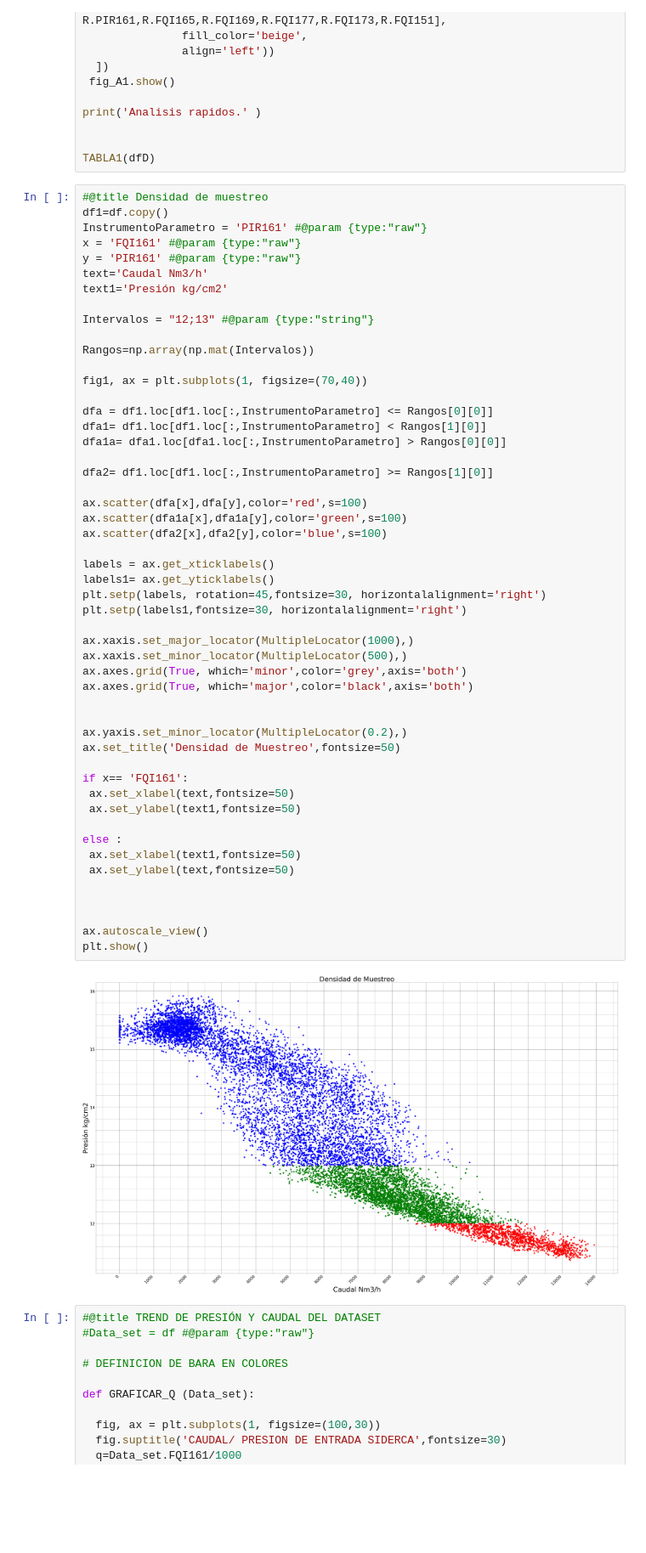
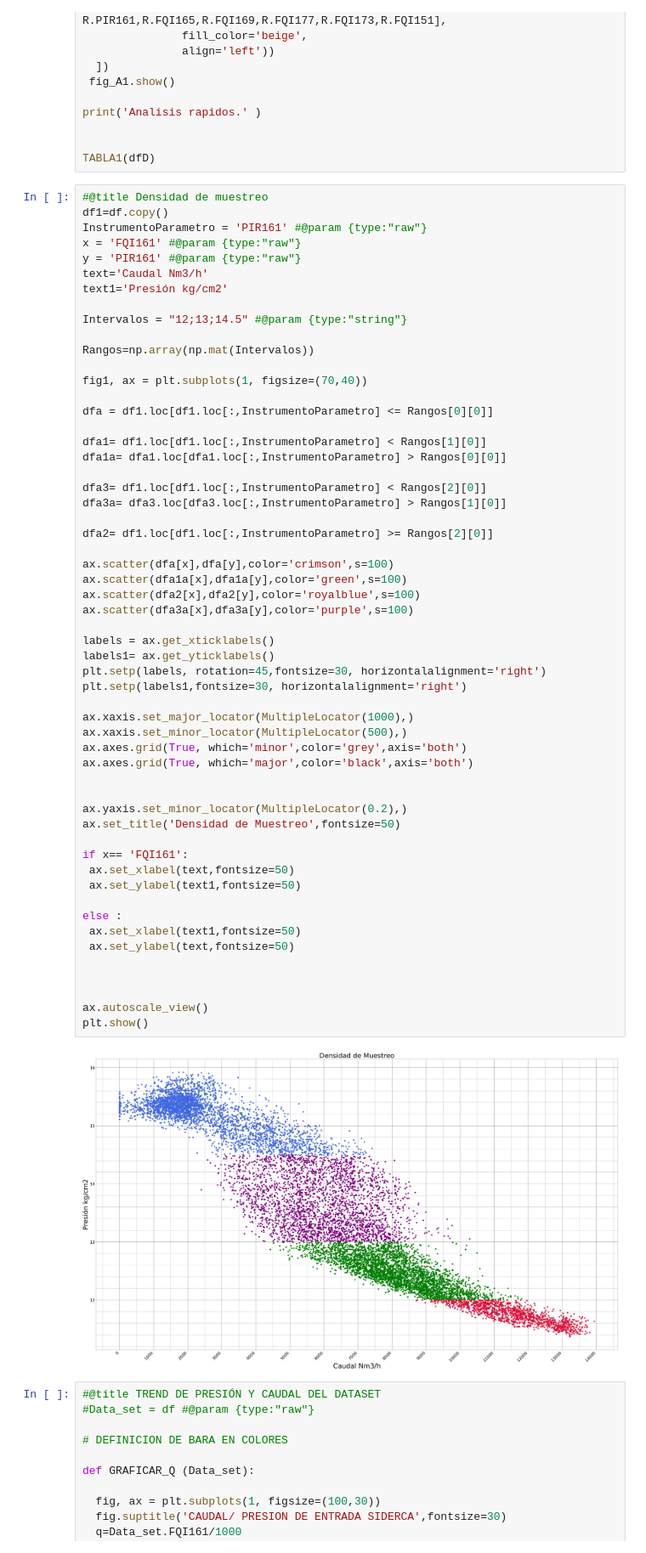
Before and after one commit to JuanCappelletti/Consteel_H06, a Jupyter notebook: ensayo.ipynb, the cells around one changed output. Shown at 85% size. Drawn from its saved outputs; the diff is of its cells as text; blank space fills up the shorter version.

```diff
--- a/ensayo.ipynb
+++ b/ensayo.ipynb
@@ -53,50 +53,55 @@ y = 'PIR161' #@param {type:"raw"}
 text='Caudal Nm3/h'
 text1='Presión kg/cm2'
 
-Intervalos = "12;13" #@param {type:"string"}
+Intervalos = "12;13;14.5" #@param {type:"string"}
 
 Rangos=np.array(np.mat(Intervalos))
 
 fig1, ax = plt.subplots(1, figsize=(70,40))
 
 dfa = df1.loc[df1.loc[:,InstrumentoParametro] <= Rangos[0][0]]
+
 dfa1= df1.loc[df1.loc[:,InstrumentoParametro] < Rangos[1][0]]
 dfa1a= dfa1.loc[dfa1.loc[:,InstrumentoParametro] > Rangos[0][0]]
 
-dfa2= df1.loc[df1.loc[:,InstrumentoParametro] >= Rangos[1][0]]
+dfa3= df1.loc[df1.loc[:,InstrumentoParametro] < Rangos[2][0]]
+dfa3a= dfa3.loc[dfa3.loc[:,InstrumentoParametro] > Rangos[1][0]]
 
-ax.scatter(dfa[x],dfa[y],color='red',s=100)
+dfa2= df1.loc[df1.loc[:,InstrumentoParametro] >= Rangos[2][0]]
+
+ax.scatter(dfa[x],dfa[y],color='crimson',s=100)
 ax.scatter(dfa1a[x],dfa1a[y],color='green',s=100)
-ax.scatter(dfa2[x],dfa2[y],color='blue',s=100)
+ax.scatter(dfa2[x],dfa2[y],color='royalblue',s=100)
+ax.scatter(dfa3a[x],dfa3a[y],color='purple',s=100)
 
 labels = ax.get_xticklabels()
 labels1= ax.get_yticklabels()
 plt.setp(labels, rotation=45,fontsize=30, horizontalalignment='right')
 plt.setp(labels1,fontsize=30, horizontalalignment='right')
 
 ax.xaxis.set_major_locator(MultipleLocator(1000),)
 ax.xaxis.set_minor_locator(MultipleLocator(500),)
 ax.axes.grid(True, which='minor',color='grey',axis='both')
 ax.axes.grid(True, which='major',color='black',axis='both')
 
 
 ax.yaxis.set_minor_locator(MultipleLocator(0.2),)
 ax.set_title('Densidad de Muestreo',fontsize=50)
 
 if x== 'FQI161':
  ax.set_xlabel(text,fontsize=50)
  ax.set_ylabel(text1,fontsize=50)
 
 else :
  ax.set_xlabel(text1,fontsize=50)
  ax.set_ylabel(text,fontsize=50)
 
 
 
 ax.autoscale_view()
 plt.show()
 # %% [output]
-[figure, old version]
+[figure, new version]
 # %%
 #@title TREND DE PRESIÓN Y CAUDAL DEL DATASET
 #Data_set = df #@param {type:"raw"}
```
